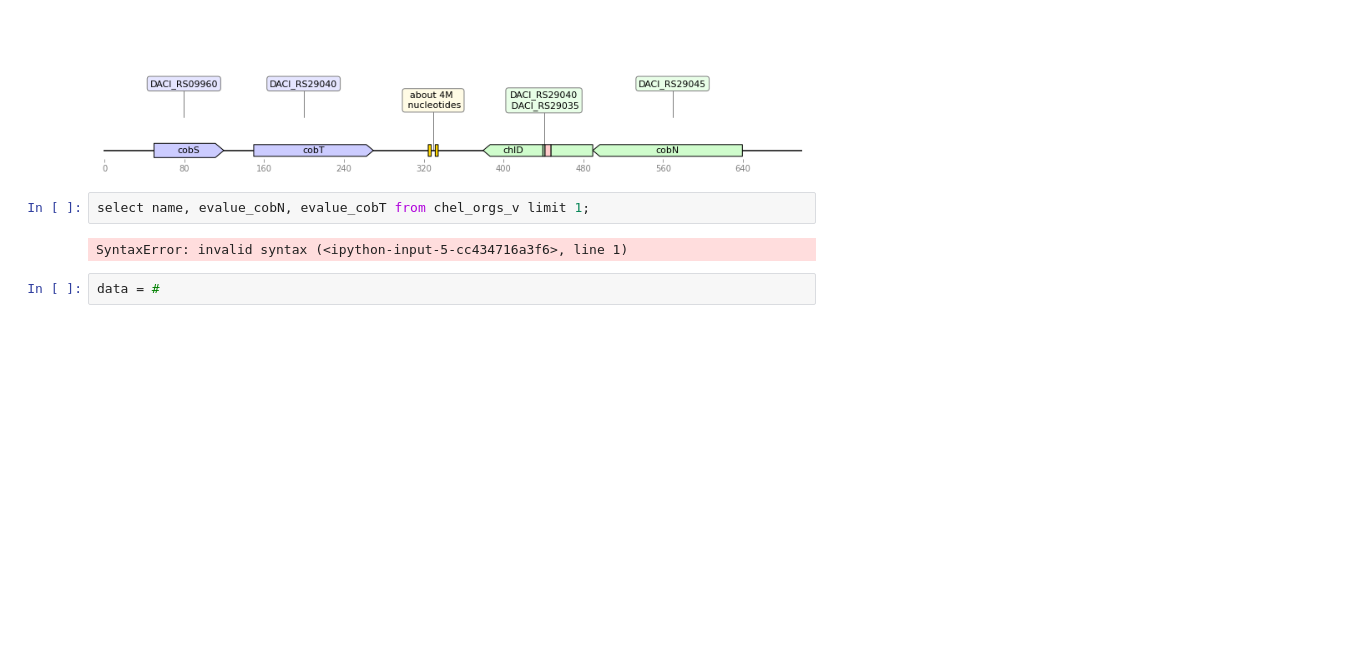
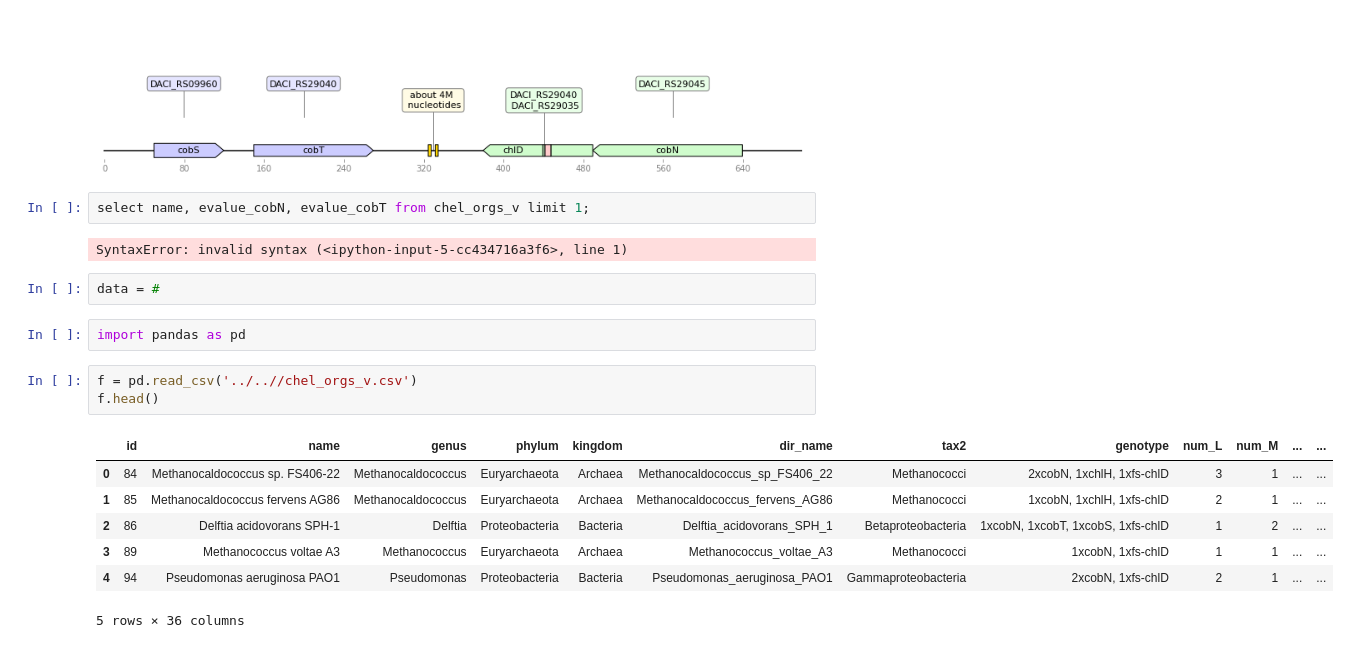
Before and after one commit to vanya-antonov/django_gtdb2, a Jupyter notebook: django/My_awesome_plot.ipynb, the cells around one changed output. Saved outputs shown, nothing was run; the diff lists cells and outputs as text; blank space fills up the shorter version.

```diff
--- a/django/My_awesome_plot.ipynb
+++ b/django/My_awesome_plot.ipynb
@@ -584,3 +586,16 @@ select name, evalue_cobN, evalue_cobT from chel_orgs_v limit 1;
 SyntaxError: invalid syntax (<ipython-input-5-cc434716a3f6>, line 1)
 # %%
 data = #
+# %%
+import pandas as pd
+# %%
+f = pd.read_csv('../..//chel_orgs_v.csv')
+f.head()
+# %% [output]
+|  | id | name | genus | phylum | kingdom | dir_name | tax2 | genotype | num_L | num_M | ... | ... |
+| 0 | 84 | Methanocaldococcus sp. FS406-22 | Methanocaldococcus | Euryarchaeota | Archaea | Methanocaldococcus_sp_FS406_22 | Methanococci | 2xcobN, 1xchlH, 1xfs-chlD | 3 | 1 | ... | ... |
+| 1 | 85 | Methanocaldococcus fervens AG86 | Methanocaldococcus | Euryarchaeota | Archaea | Methanocaldococcus_fervens_AG86 | Methanococci | 1xcobN, 1xchlH, 1xfs-chlD | 2 | 1 | ... | ... |
+| 2 | 86 | Delftia acidovorans SPH-1 | Delftia | Proteobacteria | Bacteria | Delftia_acidovorans_SPH_1 | Betaproteobacteria | 1xcobN, 1xcobT, 1xcobS, 1xfs-chlD | 1 | 2 | ... | ... |
+| 3 | 89 | Methanococcus voltae A3 | Methanococcus | Euryarchaeota | Archaea | Methanococcus_voltae_A3 | Methanococci | 1xcobN, 1xfs-chlD | 1 | 1 | ... | ... |
+| 4 | 94 | Pseudomonas aeruginosa PAO1 | Pseudomonas | Proteobacteria | Bacteria | Pseudomonas_aeruginosa_PAO1 | Gammaproteobacteria | 2xcobN, 1xfs-chlD | 2 | 1 | ... | ... |
+5 rows × 36 columns
```
Also changed, not shown: parts of 5 cells of this notebook, 1 other file.
